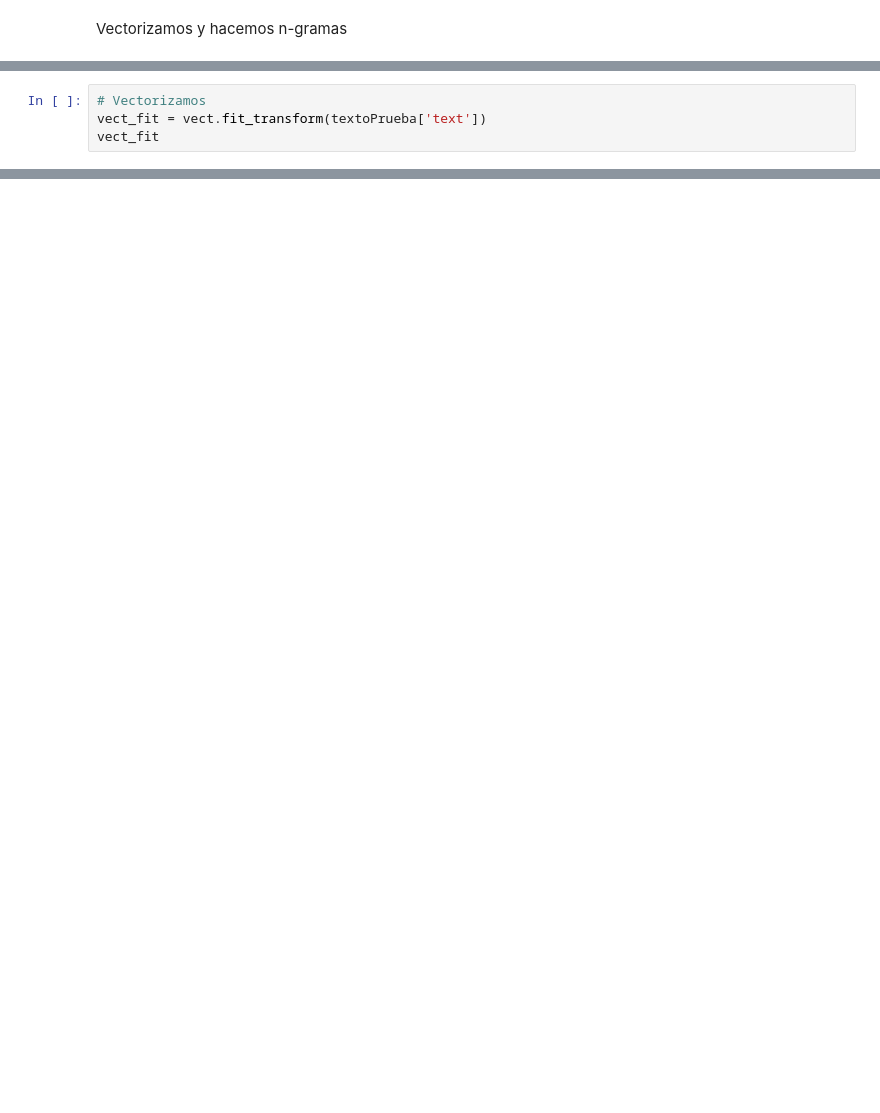
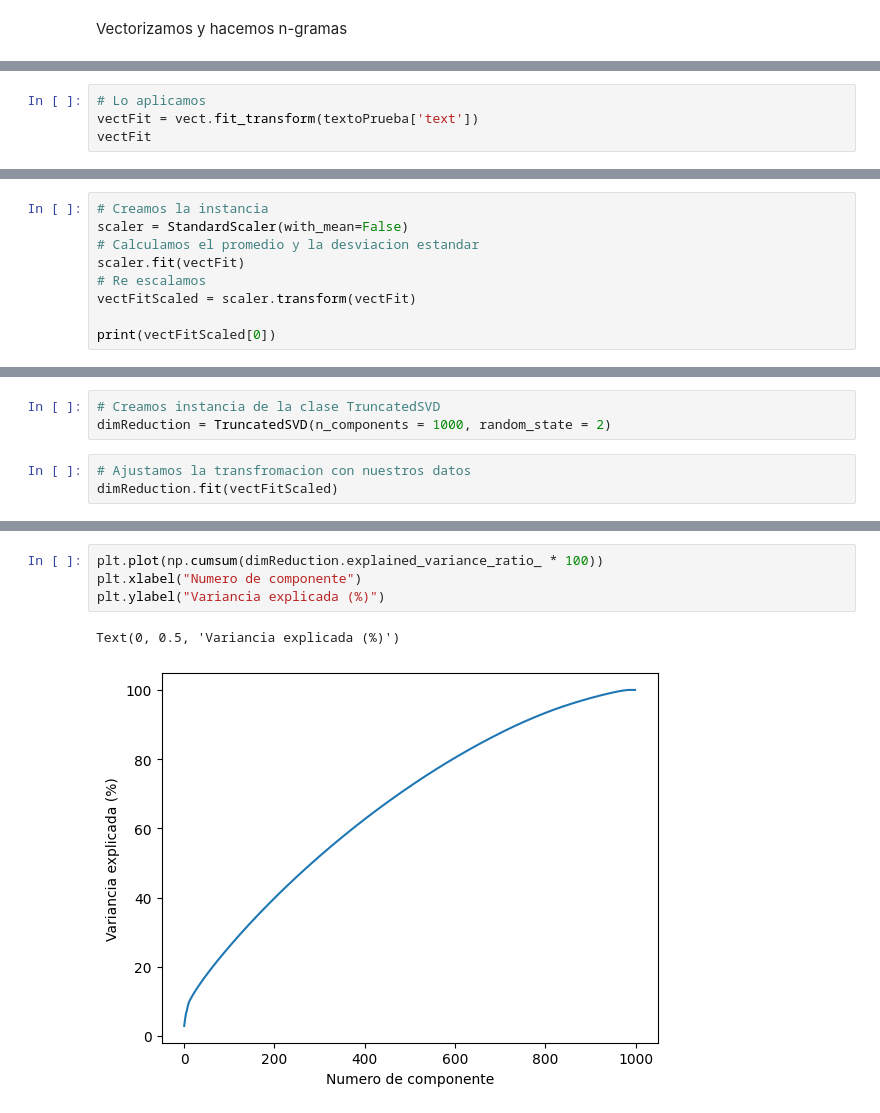
Before and after one commit to HectorAgValenzuela/TopicPrediction, a Jupyter notebook: TopicPredicton.ipynb, the cells around one changed output, grey strips where cells are left out. Drawn from its saved outputs; the diff is of its cells as text; blank space fills up the shorter version.

```diff
--- a/TopicPredicton.ipynb
+++ b/TopicPredicton.ipynb
@@ -143,6 +158,6 @@ TfidfVectorizer(max_df=0.5, min_df=2, ngram_range=(1, 2),
                 tokenizer=<bound method TreebankWordTokenizer.tokenize of <nltk.tokenize.treebank.TreebankWordTokenizer object at 0x...>>)
 # %%
-# Vectorizamos
-vect_fit = vect.fit_transform(textoPrueba['text'])
-vect_fit
+# Lo aplicamos
+vectFit = vect.fit_transform(textoPrueba['text'])
+vectFit
 # %% [output]
@@ -150,0 +190,9 @@ vect_fit
+# %%
+# Creamos la instancia
+scaler = StandardScaler(with_mean=False)
+# Calculamos el promedio y la desviacion estandar
+scaler.fit(vectFit)
+# Re escalamos
+vectFitScaled = scaler.transform(vectFit)
+
+print(vectFitScaled[0])
@@ -150,0 +223,6 @@ vect_fit
+# %%
+# Creamos instancia de la clase TruncatedSVD
+dimReduction = TruncatedSVD(n_components = 1000, random_state = 2)
+# %%
+# Ajustamos la transfromacion con nuestros datos
+dimReduction.fit(vectFitScaled)
@@ -150,0 +279,7 @@ vect_fit
+# %%
+plt.plot(np.cumsum(dimReduction.explained_variance_ratio_ * 100))
+plt.xlabel("Numero de componente")
+plt.ylabel("Variancia explicada (%)")
+# %% [output]
+Text(0, 0.5, 'Variancia explicada (%)')
+[figure, added]
```
Also changed, not shown: parts of 25 cells of this notebook.
